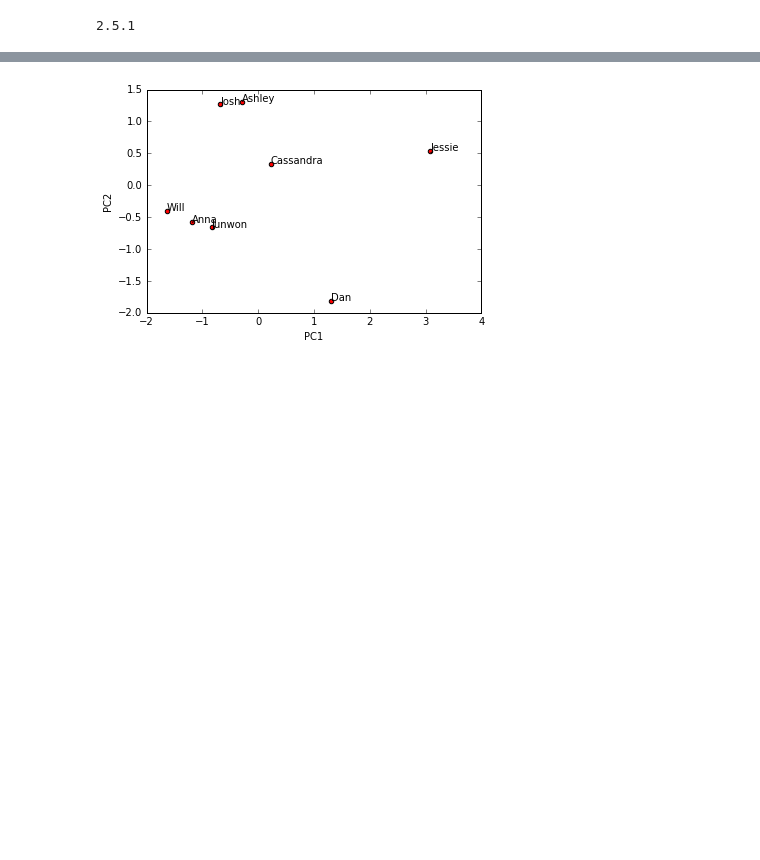
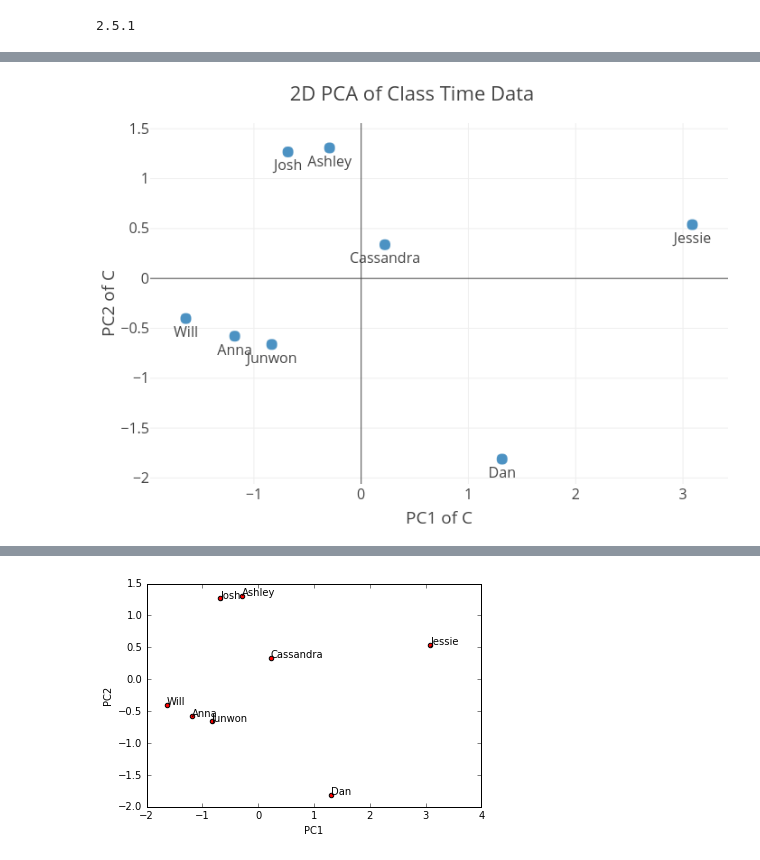
Before and after one commit to coverney/Linearity1-PCA, a Jupyter notebook: Time Example.ipynb, the cells around one changed output, grey strips where cells are left out. Cells and saved outputs as stored; diff of their text form; code cells hidden in the pictures; blank space fills up the shorter version.

```diff
--- a/Time Example.ipynb
+++ b/Time Example.ipynb
@@ -246,8 +297,15 @@ data = Data(traces)
 layout = Layout(showlegend=False,
                 xaxis=dict(title='PC1 of C',),
                 yaxis=dict(title='PC2 of C',),
+                title='2D PCA of Class Time Data',
+                margin=dict(t=50, b=50, r=0, l=60, autoexpand=False),
+                font=dict(size=16)
                 )
 
 fig = go.Figure(data=data, layout=layout)
-py.iplot(fig, filename='2d-PCA')
+# py.iplot(fig, filename='2d-PCA')
+py.image.save_as(fig, filename='PCA_class.png')
+
+from IPython.display import Image
+Image('PCA_class.png')
 # %% [output]
@@ -254,0 +312 @@ py.iplot(fig, filename='2d-PCA')
+[figure, added]
```
Also changed, not shown: parts of 9 cells of this notebook, 4 other files.
